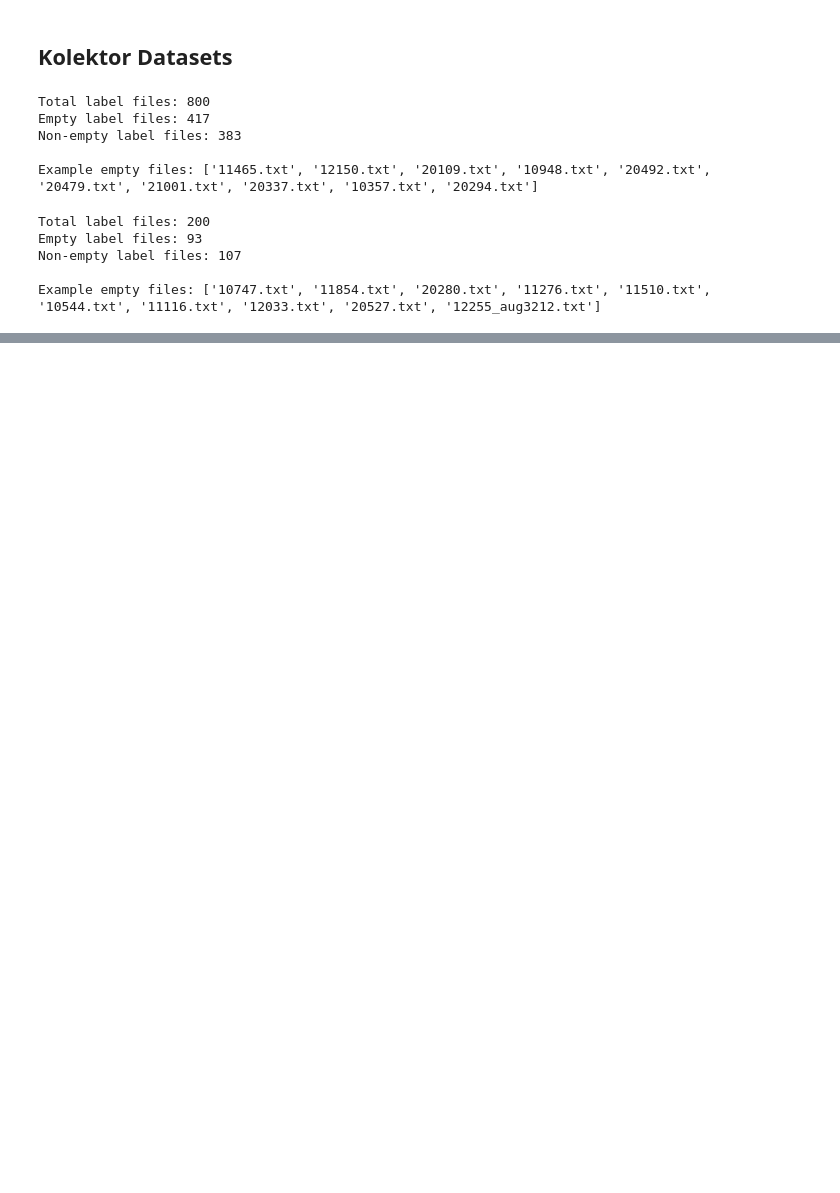
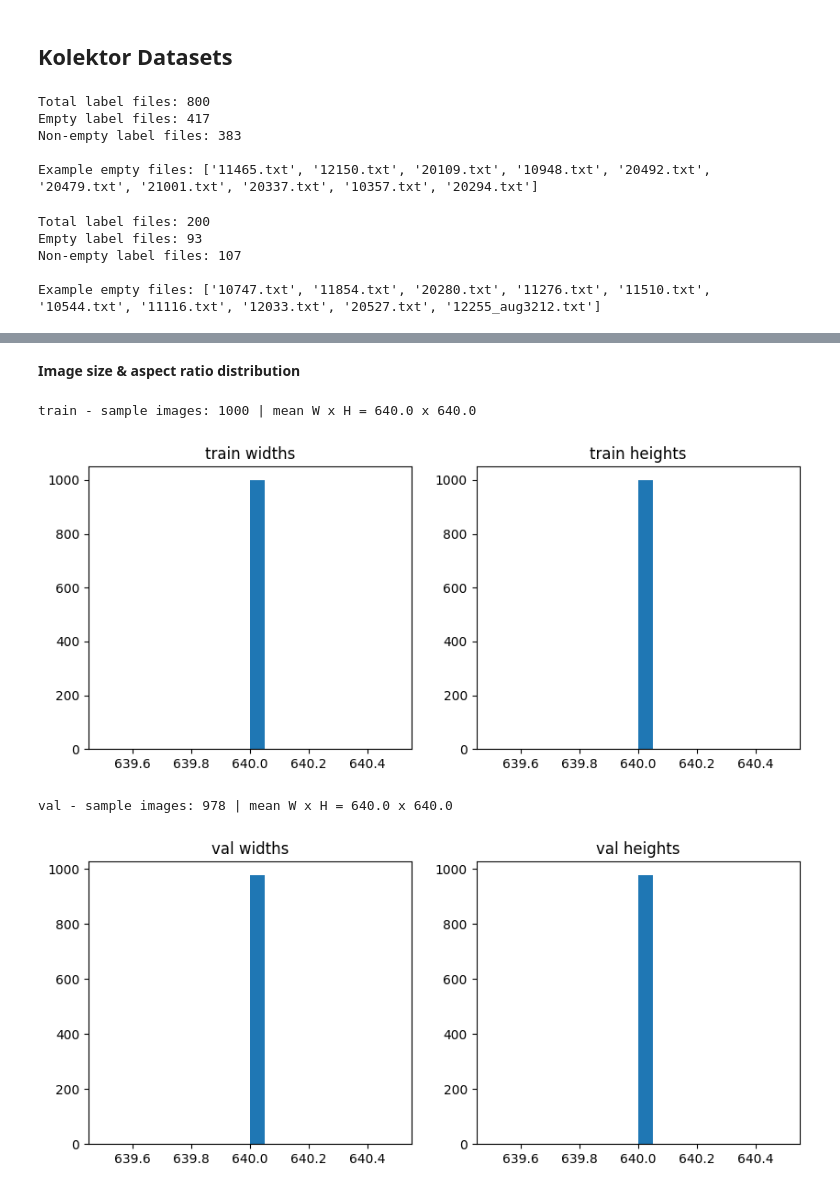
Before and after one commit to Ajay-Kumar-Prasad/Smart-Quality-Inspection-System, a Jupyter notebook: notebooks/sanity_check.ipynb, the cells around one changed output, grey strips where cells are left out. Drawn from its saved outputs; the diff is of its cells as text; code cells hidden in the pictures; blank space fills up the shorter version.

```diff
--- a/notebooks/sanity_check.ipynb
+++ b/notebooks/sanity_check.ipynb
@@ -546,0 +420,20 @@ Removed 894 empty label-image pairs from val/
+# %%
+# Cell 1 - imports & config
+import os
+from pathlib import Path
+import glob
+import random
+import cv2
+import numpy as np
+import pandas as pd
+import matplotlib.pyplot as plt
+from tqdm import tqdm
+from collections import Counter, defaultdict
+
+BASE_DIR = Path("/Users/ajayyy/Desktop/Deep_Learning/Smart-Quality-Inspection-System/data/processed/MVTEC_AD")
+IMG_DIR = BASE_DIR / "images"
+LBL_DIR = BASE_DIR / "labels"
+OUT_DIR = BASE_DIR / "exploration_outputs"
+OUT_DIR.mkdir(parents=True, exist_ok=True)
+
+random.seed(42)
@@ -546,0 +560,35 @@ Removed 894 empty label-image pairs from val/
+# %% [markdown]
+**Image size & aspect ratio distribution**
+# %%
+def collect_image_sizes(split, max_samples=None):
+    imgs = list_files(IMG_DIR / split / "*.*")
+    sizes = []
+    for p in (imgs[:max_samples] if max_samples else imgs):
+        img = cv2.imread(str(p))
+        if img is None:
+            continue
+        h, w = img.shape[:2]
+        sizes.append((w, h))
+    return sizes
+
+for split in ["train", "val"]:
+    sizes = collect_image_sizes(split, max_samples=1000)
+    if not sizes:
+        print(f"No sizes for {split}")
+        continue
+    widths, heights = zip(*sizes)
+    print(f"{split} - sample images: {len(sizes)} | mean W x H = {np.mean(widths):.1f} x {np.mean(heights):.1f}")
+    # histogram plots
+    plt.figure(figsize=(10,4))
+    plt.subplot(1,2,1)
+    plt.hist(widths, bins=20)
+    plt.title(f"{split} widths")
+    plt.subplot(1,2,2)
+    plt.hist(heights, bins=20)
+    plt.title(f"{split} heights")
+    plt.show()
+# %% [output]
+train - sample images: 1000 | mean W x H = 640.0 x 640.0
+[figure, added]
+val - sample images: 978 | mean W x H = 640.0 x 640.0
+[figure, added]
```
Also changed, not shown: parts of 26 cells of this notebook, 41 other files.
